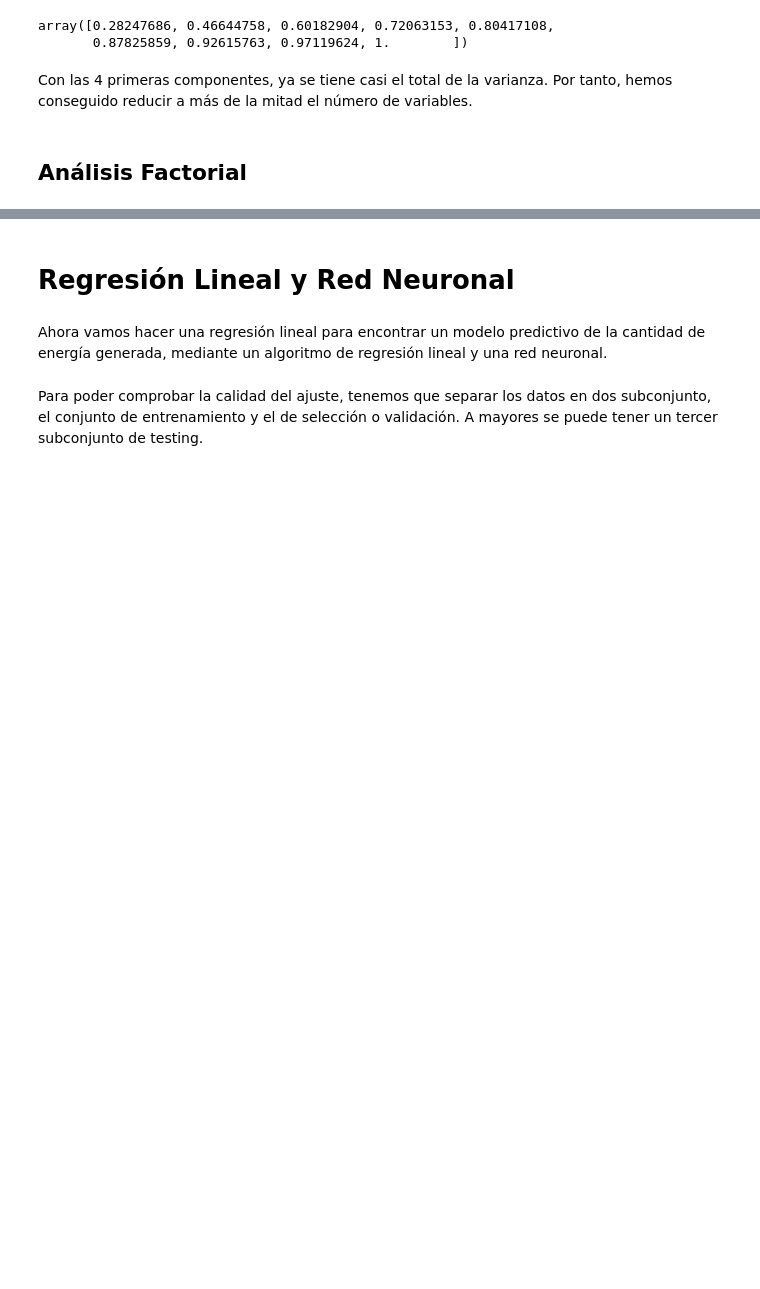
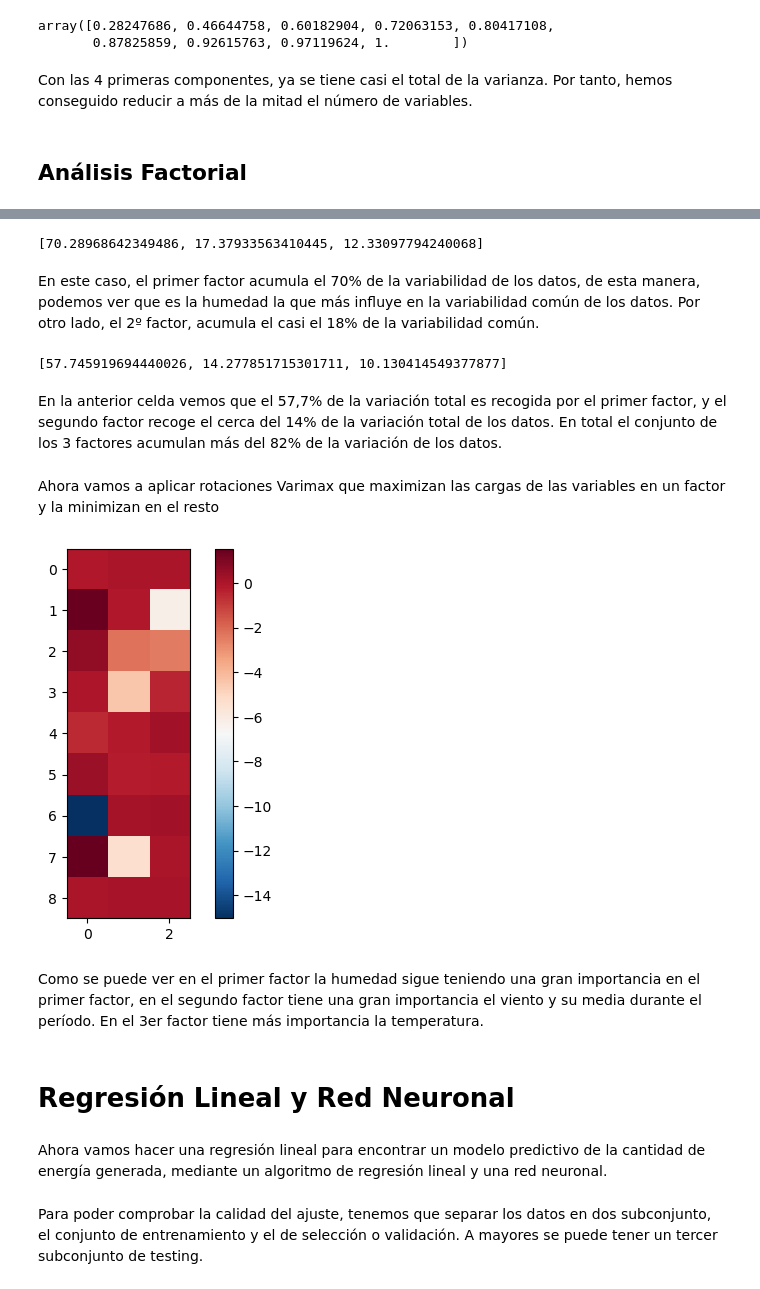
Before and after one commit to PedroAngelFM/TFG, a Jupyter notebook: Python/Código/TFG.ipynb, the cells around one changed output, grey strips where cells are left out. Saved outputs shown, nothing was run; the diff lists cells and outputs as text; code cells hidden in the pictures; blank space fills up the shorter version.

Commit message:
Análisis Factorial Código

```diff
--- a/Python/Código/TFG.ipynb
+++ b/Python/Código/TFG.ipynb
@@ -158,3 +131,37 @@ plt.show()
+# %%
+m1=m**2
+m2 = np.sum(m1,axis=1)
+pvar=[]
+for i in range(n_factors):
+    pvar.append((100*m2[i])/(np.sum(m2)))
+
+print(pvar)
+# %% [output]
+[70.28968642349486, 17.37933563410445, 12.33097794240068]
+# %% [markdown]
+En este caso, el primer factor acumula el 70% de la variabilidad de los datos, de esta manera, podemos ver que es la humedad la que más influye en la variabilidad común de los datos. Por otro lado, el 2º factor, acumula el casi el 18% de la variabilidad común.
+# %%
+pvar_with_noise=[]
+for i in range(n_factors):
+    pvar_with_noise.append((100*m2[i])/(np.sum(m2)+np.sum(n)))
+print(pvar_with_noise)
+# %% [output]
+[57.745919694440026, 14.277851715301711, 10.130414549377877]
+# %% [markdown]
+En la anterior celda vemos que el 57,7% de la variación total es recogida por el primer factor, y el segundo factor recoge el cerca del 14% de la variación total de los datos. En total el conjunto de los 3 factores acumulan  más del 82% de la variación de los datos.
+# %% [markdown]
+Ahora vamos a aplicar rotaciones Varimax que maximizan las cargas de las variables en un factor y la minimizan en el resto
+# %%
+fa_varmax=FactorAnalysis(n_components=3, rotation='varimax')
+X_fa_varmax=fa_varmax.fit_transform(X)
+components_varmax = fa_varmax.components_.T
+plt.imshow(components_varmax, cmap='RdBu_r')
+plt.colorbar()
+plt.show()
+# %% [output]
+[figure, added]
+# %% [markdown]
+Como se puede ver en el primer factor la humedad sigue teniendo una gran importancia en el primer factor, en el segundo factor tiene una gran importancia el viento y su media durante el período. En el 3er factor tiene más importancia la temperatura.
 # %% [markdown]
 # Regresión Lineal y Red Neuronal
 # %% [markdown]
```
Also changed, not shown: parts of 14 cells of this notebook.
